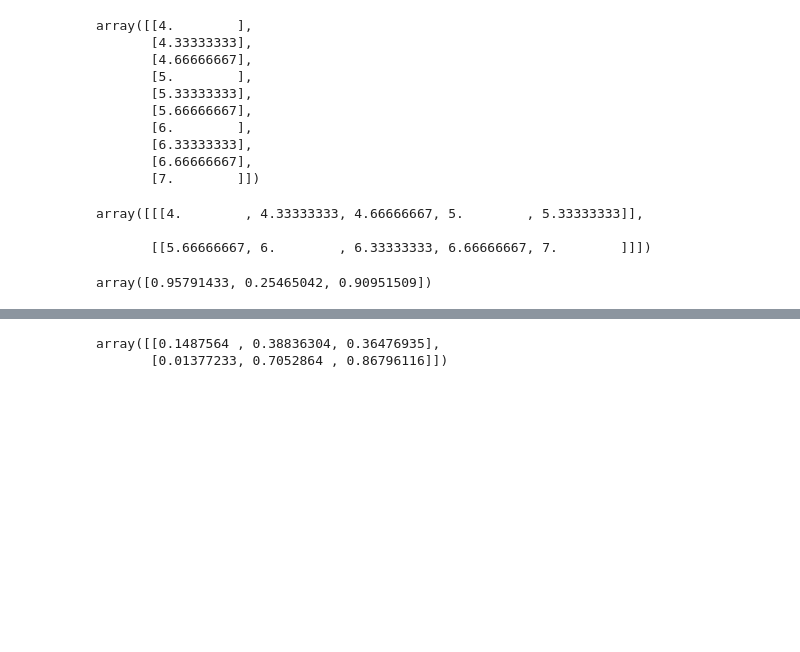
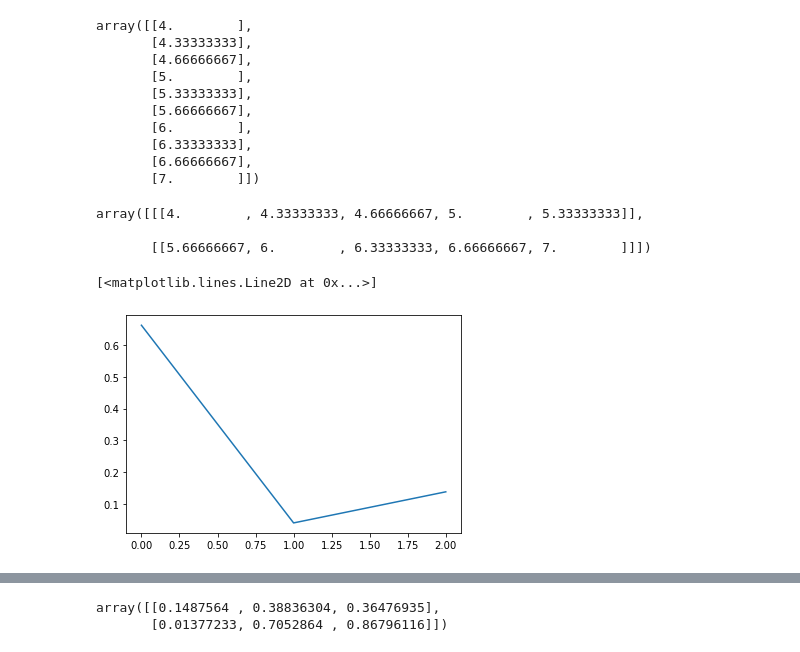
Before and after one commit to atulgaikwad12/ineuron, a Jupyter notebook: Practice/Numpy Practice.ipynb, the cells around one changed output, grey strips where cells are left out. Saved outputs shown, nothing was run; the diff lists cells and outputs as text; code cells hidden in the pictures; blank space fills up the shorter version.

```diff
--- a/Practice/Numpy Practice.ipynb
+++ b/Practice/Numpy Practice.ipynb
@@ -286,7 +413,9 @@ array([[[4.        , 4.33333333, 4.66666667, 5.        , 5.33333333]],
 
        [[5.66666667, 6.        , 6.33333333, 6.66666667, 7.        ]]])
 # %%
-np.random.rand(3) # Normal Distribution between 0-1 with 3 elements
+np.random.rand(3) # standard uniform Distribution of random values between 0-1 with 10 elements size
+plt.plot(np.random.rand(3) )
 # %% [output]
-array([0.95791433, 0.25465042, 0.90951509])
+[<matplotlib.lines.Line2D at 0x...>]
+[figure, added]
 # %%
```
Also changed, not shown: parts of 66 cells of this notebook, 26 other files.
